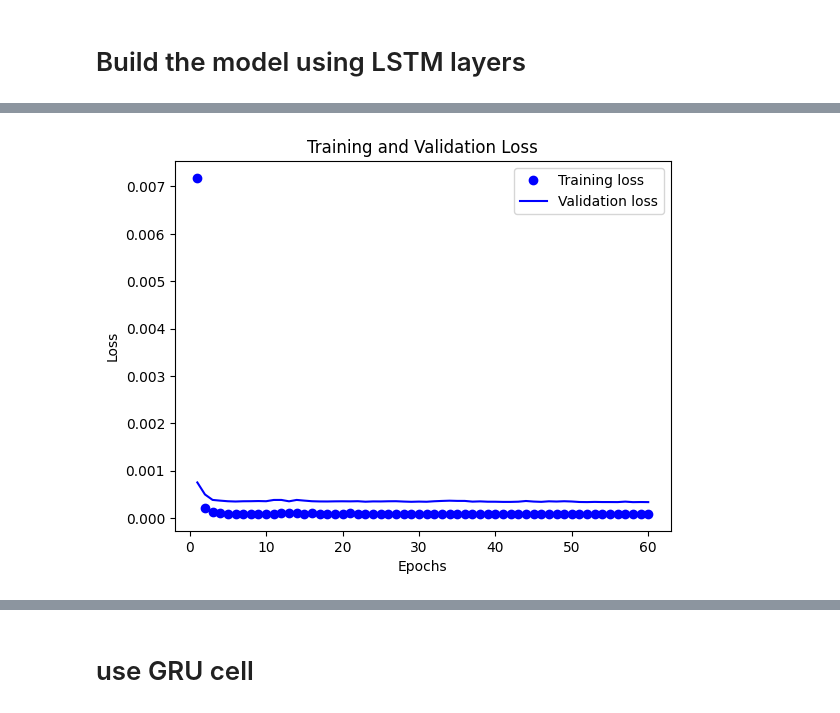
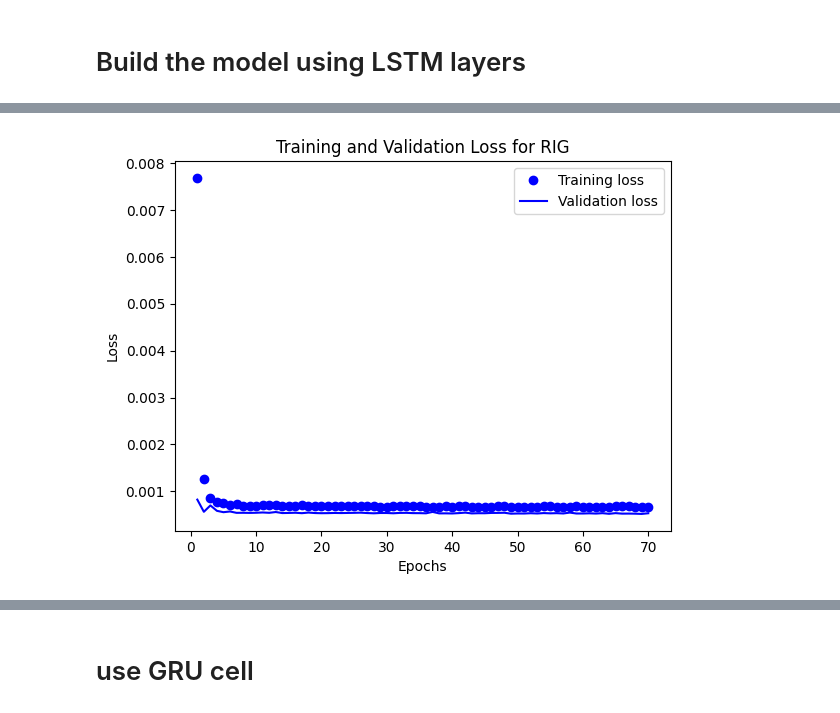
Before and after one commit to Derun-Chai/Assignment3, a Jupyter notebook: Assignment3.ipynb, the cells around one changed output, grey strips where cells are left out. Cells and saved outputs as stored; diff of their text form; code cells hidden in the pictures.

```diff
--- a/Assignment3.ipynb
+++ b/Assignment3.ipynb
@@ -399,42 +587,77 @@ Epoch 4/70
 # %% [markdown]
 # Build the model using LSTM layers
 # %%
+stocks = ['RIG', 'KMB', 'SWK', 'CTXS', 'GPN']
+n_epochs = 70  # Adjust as needed
+batch_size = 100  # Adjust as needed
+n_neurons = 300  # Adjust as needed
+n_layers = 2  # Adjust as needed
+seq_len = 20  # Adjust as needed
+n_inputs = 4  # Number of features, adjust as needed
 
-# Build the model using LSTM layers
-model_LSTM = tf.keras.Sequential()
-for i in range(n_layers - 1):
-    model_LSTM.add(tf.keras.layers.LSTM(n_neurons, return_sequences=True, activation='tanh', recurrent_activation='sigmoid'))
-model_LSTM.add(tf.keras.layers.LSTM(n_neurons, return_sequences=False, activation='tanh', recurrent_activation='sigmoid'))
-model_LSTM.add(tf.keras.layers.Dense(n_outputs))
+for stock in stocks:
+    print(f"Processing stock: {stock}")
 
-# Compile the model
-model_LSTM.compile(optimizer=tf.keras.optimizers.Adam(learning_rate=learning_rate), loss='mean_squared_error')
+    # Prepare data for the current stock
+    df_stock = df[df.symbol == stock].copy()
+    df_stock.drop(['symbol'], axis=1, inplace=True)
+    df_stock_norm = normalize_data(df_stock)
 
-# Train the model with adjusted data
-history_LSTM = model_LSTM.fit(x_train_adjusted, y_train_residual, epochs=n_epochs, batch_size=batch_size, validation_data=(x_valid_adjusted, y_valid_residual))
+    # Create train, validation, test data
+    x_train, y_train, x_valid, y_valid, x_test, y_test = load_data(df_stock_norm, seq_len, 40, 20, 40)
 
-# Make predictions using adjusted test set
-y_train_pred_residual_LSTM = model_LSTM.predict(x_train_adjusted)
-y_valid_pred_residual_LSTM = model_LSTM.predict(x_valid_adjusted)
-y_test_pred_residual_LSTM = model_LSTM.predict(x_test_adjusted)
+    # Calculate moving averages for y_train, y_valid, y_test
+    y_train_ma = calculate_moving_average(y_train, window_size)
+    y_valid_ma = calculate_moving_average(y_valid, window_size)
+    y_test_ma = calculate_moving_average(y_test, window_size)
 
-# Final predictions (basic model prediction + predicted residual)
-y_train_final_pred_LSTM = y_train_ma + y_train_pred_residual_LSTM[:y_train_ma.shape[0], :]
-y_valid_final_pred_LSTM = y_valid_ma + y_valid_pred_residual_LSTM[:y_valid_ma.shape[0], :]
-y_test_final_pred_LSTM = y_test_ma + y_test_pred_residual_LSTM[:y_test_ma.shape[0], :]
+    # Adjust datasets
+    y_train_residual = y_train[window_size-1:] - y_train_ma
+    y_valid_residual = y_valid[window_size-1:] - y_valid_ma
+    y_test_residual = y_test[window_size-1:] - y_test_ma
 
-# Extract the history of loss and validation loss
-loss = history_LSTM.history['loss']
-val_loss = history_LSTM.history['val_loss']
-epochs = range(1, len(loss) + 1)
+    x_train_adjusted = x_train[-y_train_residual.shape[0]:, :, :]
+    x_valid_adjusted = x_valid[-y_valid_residual.shape[0]:, :, :]
+    x_test_adjusted = x_test[-y_test_residual.shape[0]:, :, :]
 
-# Plotting the training and validation loss
-plt.figure()
-plt.plot(epochs, loss, 'bo', label='Training loss')
-plt.plot(epochs, val_loss, 'b', label='Validation loss')
-plt.title('Training and Validation Loss')
-plt.xlabel('Epochs')
-plt.ylabel('Loss')
-plt.legend()
-plt.show()
+    # Build and compile the LSTM model
+    model_LSTM = tf.keras.Sequential()
+    for i in range(n_layers - 1):
+        model_LSTM.add(tf.keras.layers.LSTM(n_neurons, return_sequences=True, activation='tanh', recurrent_activation='sigmoid'))
+    model_LSTM.add(tf.keras.layers.LSTM(n_neurons, return_sequences=False, activation='tanh', recurrent_activation='sigmoid'))
+    model_LSTM.add(tf.keras.layers.Dense(5))  # Assuming 5 output features
+
+    model_LSTM.compile(optimizer='adam', loss='mean_squared_error')
+
+    # Train the model
+    history_LSTM = model_LSTM.fit(
+        x_train_adjusted, y_train_residual,
+        epochs=n_epochs,
+        batch_size=batch_size,
+        validation_data=(x_valid_adjusted, y_valid_residual)
+    )
+
+    # Make predictions
+    y_train_pred_residual_LSTM = model_LSTM.predict(x_train_adjusted)
+    y_valid_pred_residual_LSTM = model_LSTM.predict(x_valid_adjusted)
+    y_test_pred_residual_LSTM = model_LSTM.predict(x_test_adjusted)
+
+    # Calculate final predictions
+    y_train_final_pred_LSTM = y_train_ma + y_train_pred_residual_LSTM[:y_train_ma.shape[0], :]
+    y_valid_final_pred_LSTM = y_valid_ma + y_valid_pred_residual_LSTM[:y_valid_ma.shape[0], :]
+    y_test_final_pred_LSTM = y_test_ma + y_test_pred_residual_LSTM[:y_test_ma.shape[0], :]
+
+    # Plot training and validation loss
+    loss = history_LSTM.history['loss']
+    val_loss = history_LSTM.history['val_loss']
+    epochs = range(1, len(loss) + 1)
+
+    plt.figure()
+    plt.plot(epochs, loss, 'bo', label='Training loss')
+    plt.plot(epochs, val_loss, 'b', label='Validation loss')
+    plt.title(f'Training and Validation Loss for {stock}')
+    plt.xlabel('Epochs')
+    plt.ylabel('Loss')
+    plt.legend()
+    plt.show()
 # %% [output]
@@ -458 +681 @@ Epoch 6/60
-[figure, old version]
+[figure, new version]
```
Also changed, not shown: parts of 18 cells of this notebook.
